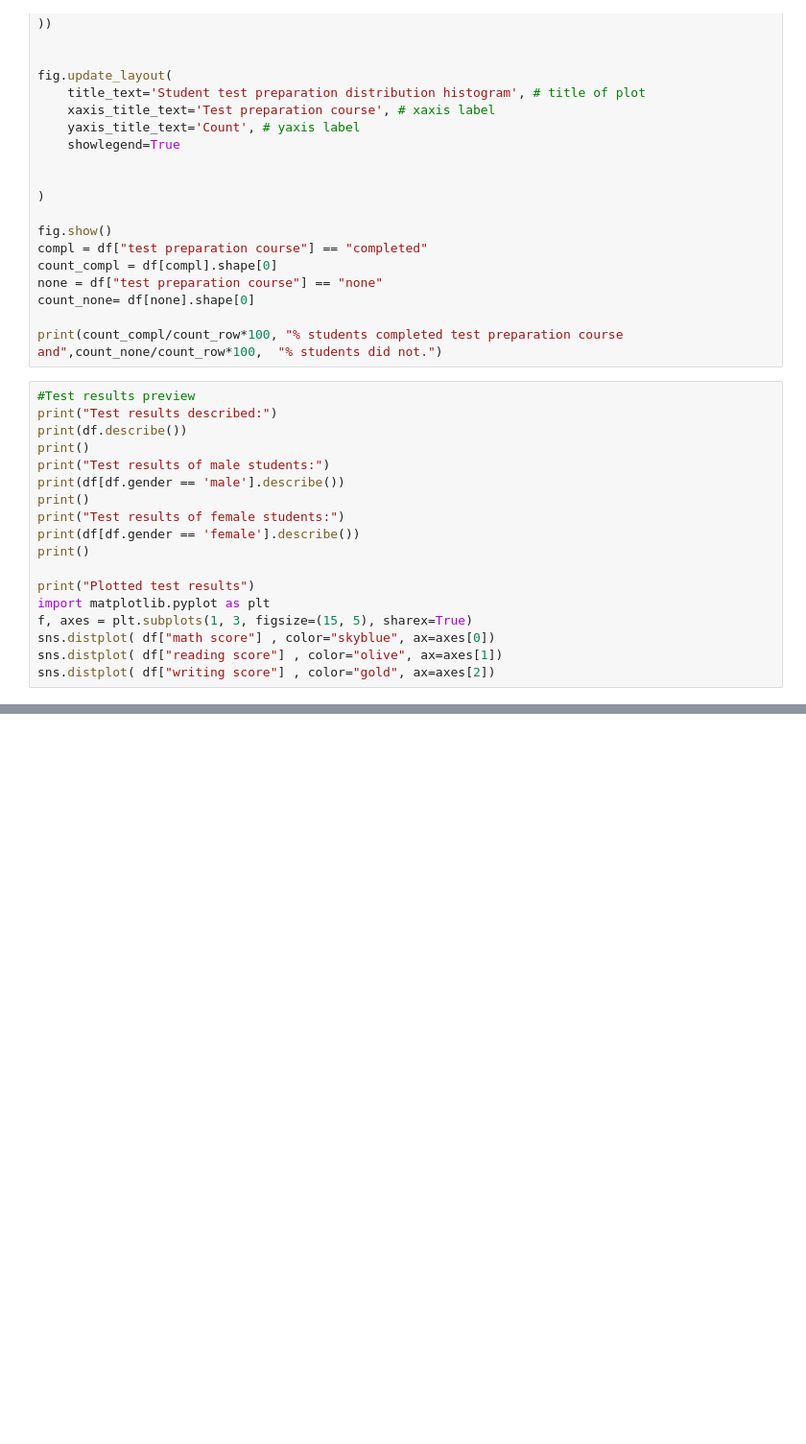
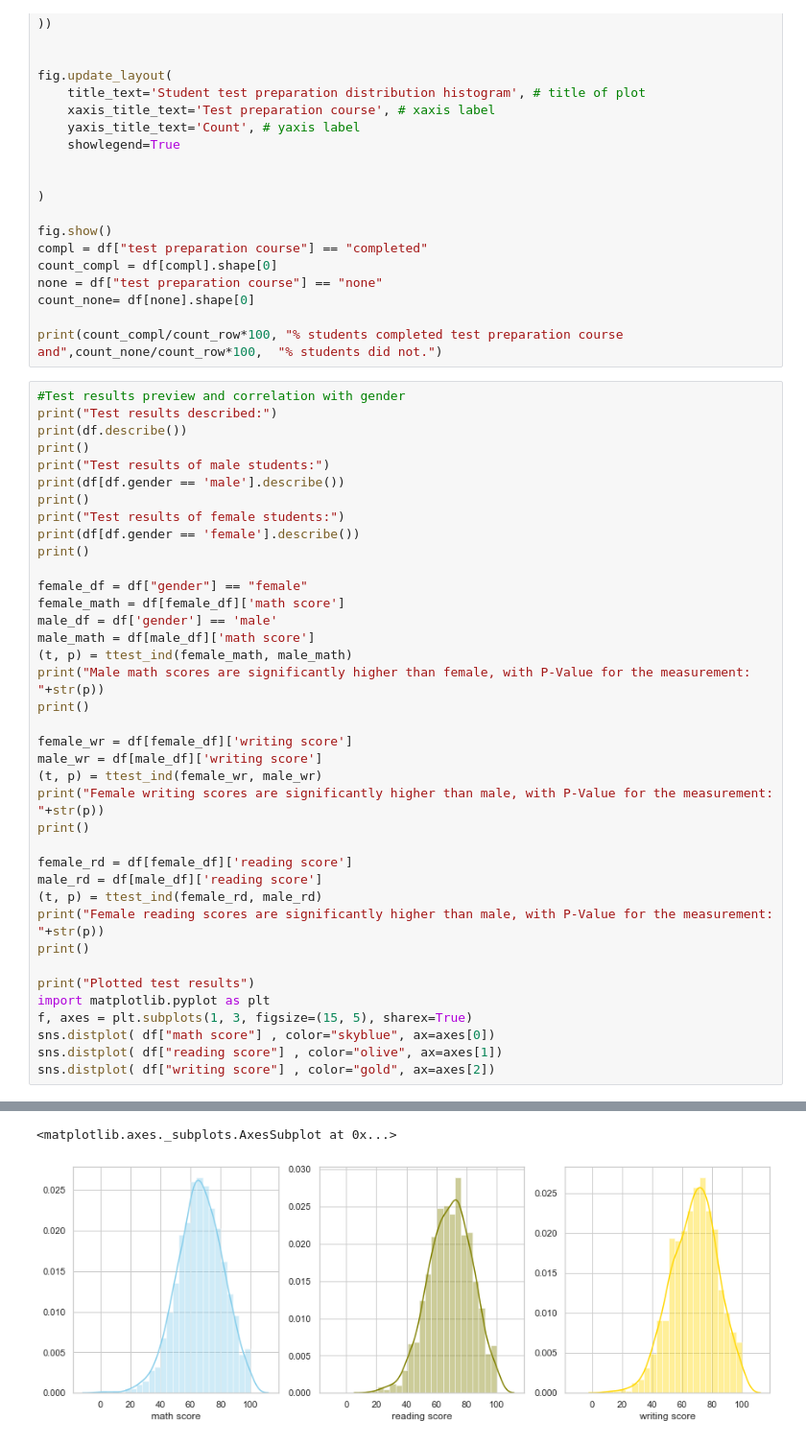
Before and after one commit to Qrgon/SynBio, a Jupyter notebook: Report Jupyter.ipynb, the cells around one changed output, grey strips where cells are left out. Shown at 96% size. Cells and saved outputs as stored; diff of their text form; blank space fills up the shorter version.

Commit message:
Test results corelation with ethnical group

```diff
--- a/Report Jupyter.ipynb
+++ b/Report Jupyter.ipynb
@@ -205,7 +212,7 @@ count_none= df[none].shape[0]
 
 print(count_compl/count_row*100, "% students completed test preparation course and",count_none/count_row*100,  "% students did not.")
 # %%
-#Test results preview
+#Test results preview and correlation with gender
 print("Test results described:")
 print(df.describe())
 print()
@@ -216,9 +223,30 @@ print("Test results of female students:")
 print(df[df.gender == 'female'].describe())
 print()
 
+female_df = df["gender"] == "female"
+female_math = df[female_df]['math score']
+male_df = df['gender'] == 'male'
+male_math = df[male_df]['math score']
+(t, p) = ttest_ind(female_math, male_math)
+print("Male math scores are significantly higher than female, with P-Value for the measurement: "+str(p))
+print()
+
+female_wr = df[female_df]['writing score']
+male_wr = df[male_df]['writing score']
+(t, p) = ttest_ind(female_wr, male_wr)
+print("Female writing scores are significantly higher than male, with P-Value for the measurement: "+str(p))
+print()
+
+female_rd = df[female_df]['reading score']
+male_rd = df[male_df]['reading score']
+(t, p) = ttest_ind(female_rd, male_rd)
+print("Female reading scores are significantly higher than male, with P-Value for the measurement: "+str(p))
+print()
+
 print("Plotted test results")
 import matplotlib.pyplot as plt
 f, axes = plt.subplots(1, 3, figsize=(15, 5), sharex=True)
 sns.distplot( df["math score"] , color="skyblue", ax=axes[0])
 sns.distplot( df["reading score"] , color="olive", ax=axes[1])
 sns.distplot( df["writing score"] , color="gold", ax=axes[2])
+# %% [output]
@@ -225 +270,3 @@ sns.distplot( df["writing score"] , color="gold", ax=axes[2])
+<matplotlib.axes._subplots.AxesSubplot at 0x...>
+[figure, added]
 # %%
```
Also changed, not shown: parts of 7 cells of this notebook.
